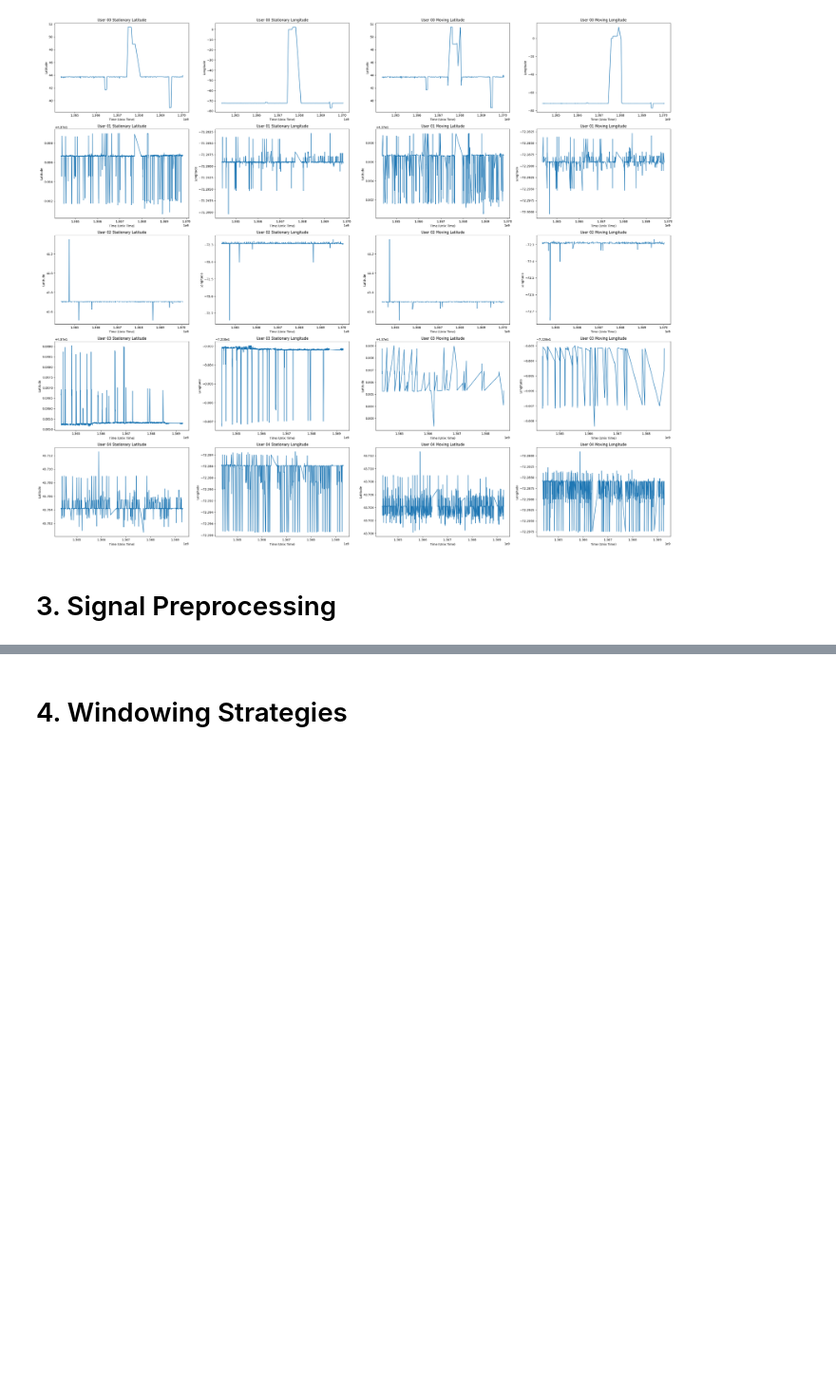
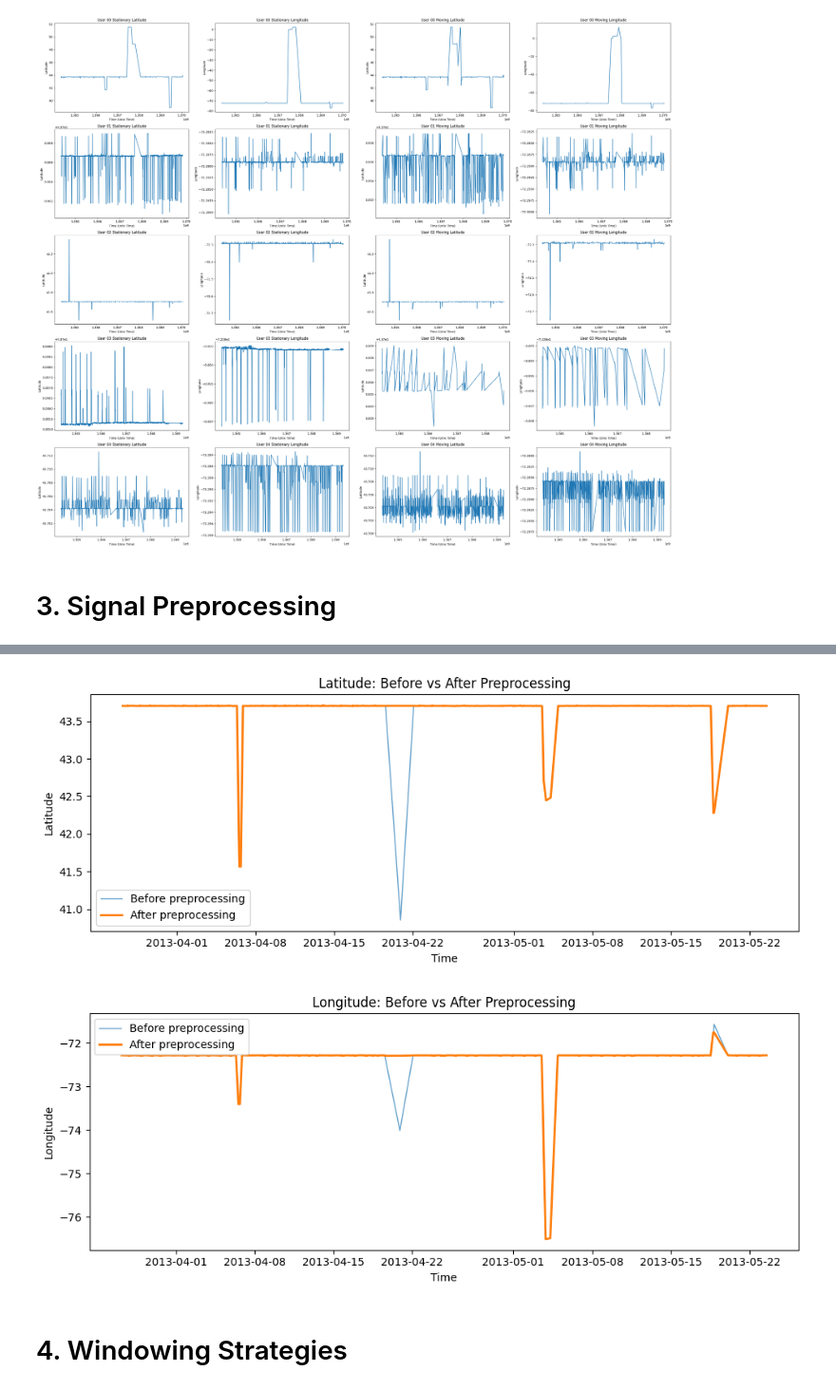
Before and after one commit to Castellanos02/cs286_demo, a Jupyter notebook: demo1.ipynb, the cells around one changed output, grey strips where cells are left out. Shown at 95% size. Cells and saved outputs as stored; diff of their text form; code cells hidden in the pictures; blank space fills up the shorter version.

```diff
--- a/demo1.ipynb
+++ b/demo1.ipynb
@@ -290,3 +274,29 @@ combined_df
+# %%
+import matplotlib.pyplot as plt
+
+
+plt.figure(figsize=(10,4))
+plt.plot(filtered_df["timestamp"], filtered_df["latitude"], label="Before preprocessing", linewidth=1, alpha=0.7)
+plt.plot(interploated_df["timestamp"], interploated_df["latitude"], label="After preprocessing", linewidth=2)
+plt.title("Latitude: Before vs After Preprocessing")
+plt.xlabel("Time")
+plt.ylabel("Latitude")
+plt.legend()
+plt.tight_layout()
+plt.show()
+
+plt.figure(figsize=(10,4))
+plt.plot(filtered_df["timestamp"], filtered_df["longitude"], label="Before preprocessing", linewidth=1, alpha=0.7)
+plt.plot(interploated_df["timestamp"], interploated_df["longitude"], label="After preprocessing", linewidth=2)
+plt.title("Longitude: Before vs After Preprocessing")
+plt.xlabel("Time")
+plt.ylabel("Longitude")
+plt.legend()
+plt.tight_layout()
+plt.show()
+# %% [output]
+[figure, added]
+[figure, added]
 # %% [markdown]
 <h1>4. Windowing Strategies</h1>
 # %% [markdown]
```
Also changed, not shown: parts of 4 cells of this notebook.
